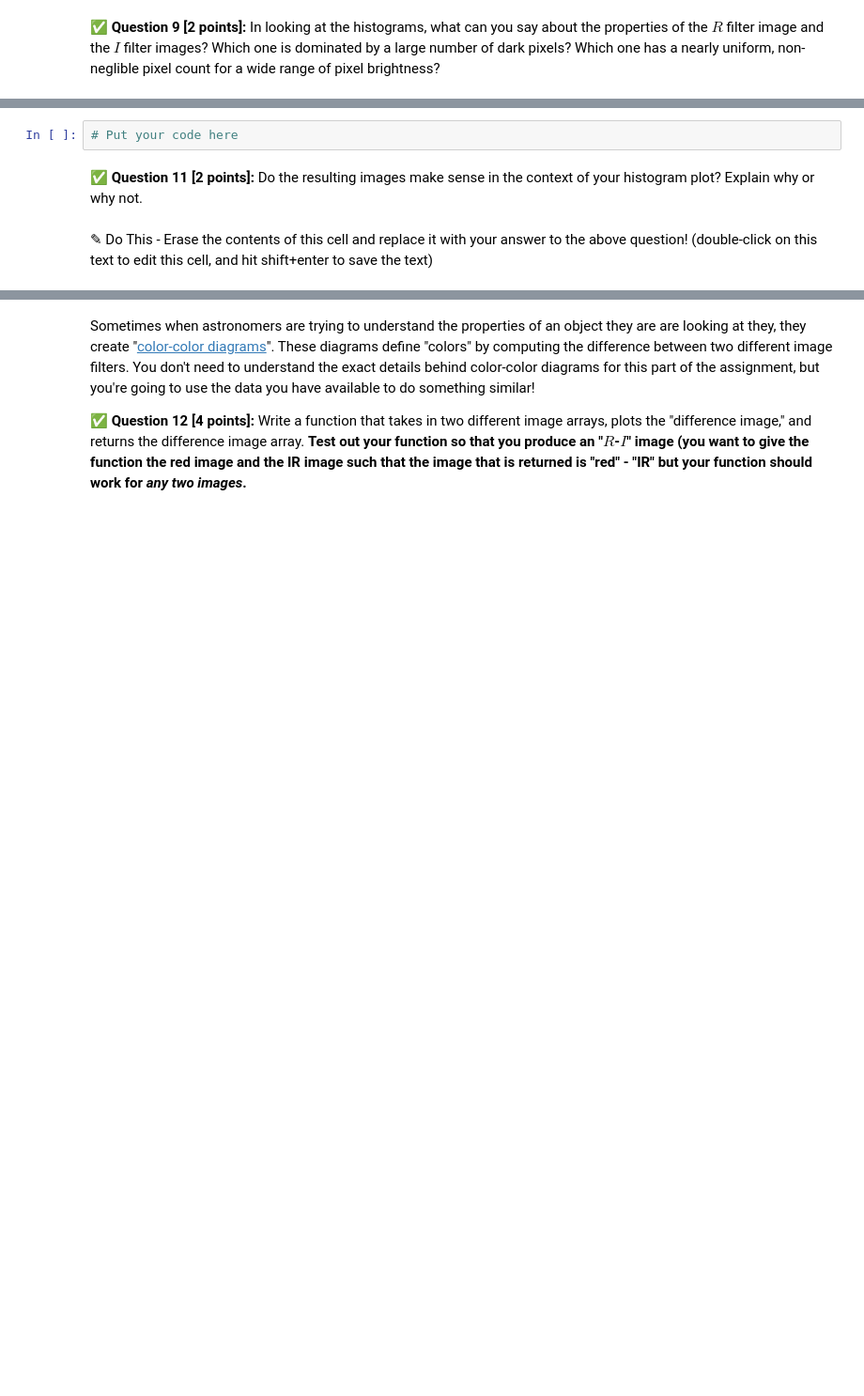
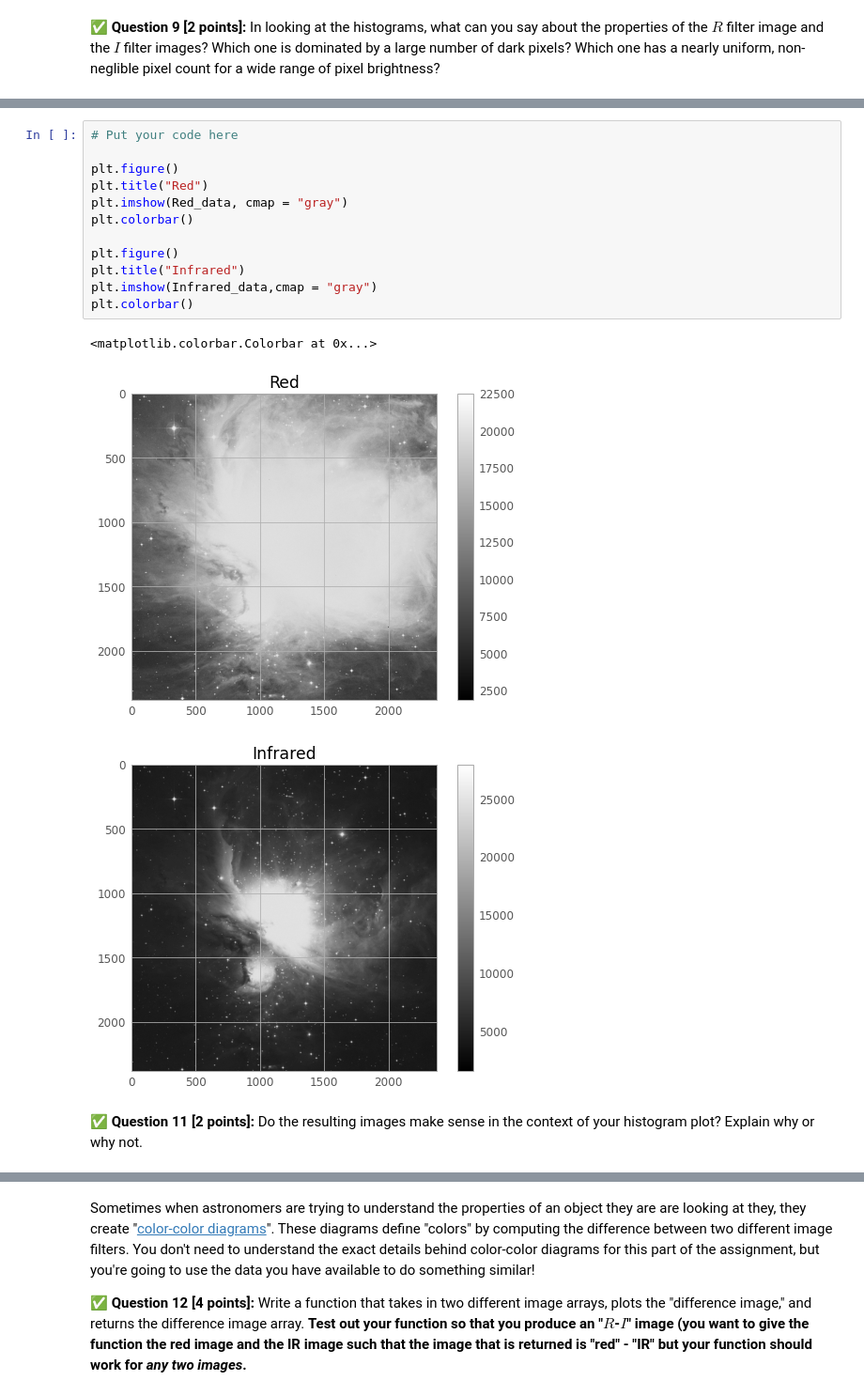
Before and after one commit to patelta2/cmse202-s21-turnin, a Jupyter notebook: hw-01/HW-01_GitPracticeDebuggingAndPythonPackages-TanmayPatel.ipynb, the cells around one changed output, grey strips where cells are left out. Shown: that part at 94% size. Saved outputs shown, nothing was run; the diff lists cells and outputs as text; blank space fills up the shorter version.

```diff
--- a/hw-01/HW-01_GitPracticeDebuggingAndPythonPackages-TanmayPatel.ipynb
+++ b/hw-01/HW-01_GitPracticeDebuggingAndPythonPackages-TanmayPatel.ipynb
@@ -252,9 +282,21 @@ Now that you have a bit of understanding about the the properties of the images
 
 **Make sure you include a colorbar** on the figures so that you can tell what the pixel values are and **ensure that the (0,0) point is the the lower left corner of the image so that the orientation matches that of this image:**
 <div align="center"><img src="https://www.noao.edu/image_gallery/images/d3/02677.jpg" width=200px alt="Image credit: www.noao.edu"></div>
-# %%
-# Put your code here
+# %%
+# Put your code here
+
+plt.figure()
+plt.title("Red")
+plt.imshow(Red_data, cmap = "gray")
+plt.colorbar()
+
+plt.figure()
+plt.title("Infrared")
+plt.imshow(Infrared_data,cmap = "gray")
+plt.colorbar()
+# %% [output]
+<matplotlib.colorbar.Colorbar at 0x...>
+[figure, added]
+[figure, added]
 # %% [markdown]
 **&#9989; Question 11 [2 points]:** Do the resulting images make sense in the context of your histogram plot? Explain why or why not.
-# %% [markdown]
-<font size=+3>&#9998;</font> Do This - Erase the contents of this cell and replace it with your answer to the above question!  (double-click on this text to edit this cell, and hit shift+enter to save the text)
```
Also changed, not shown: parts of 11 cells of this notebook.
